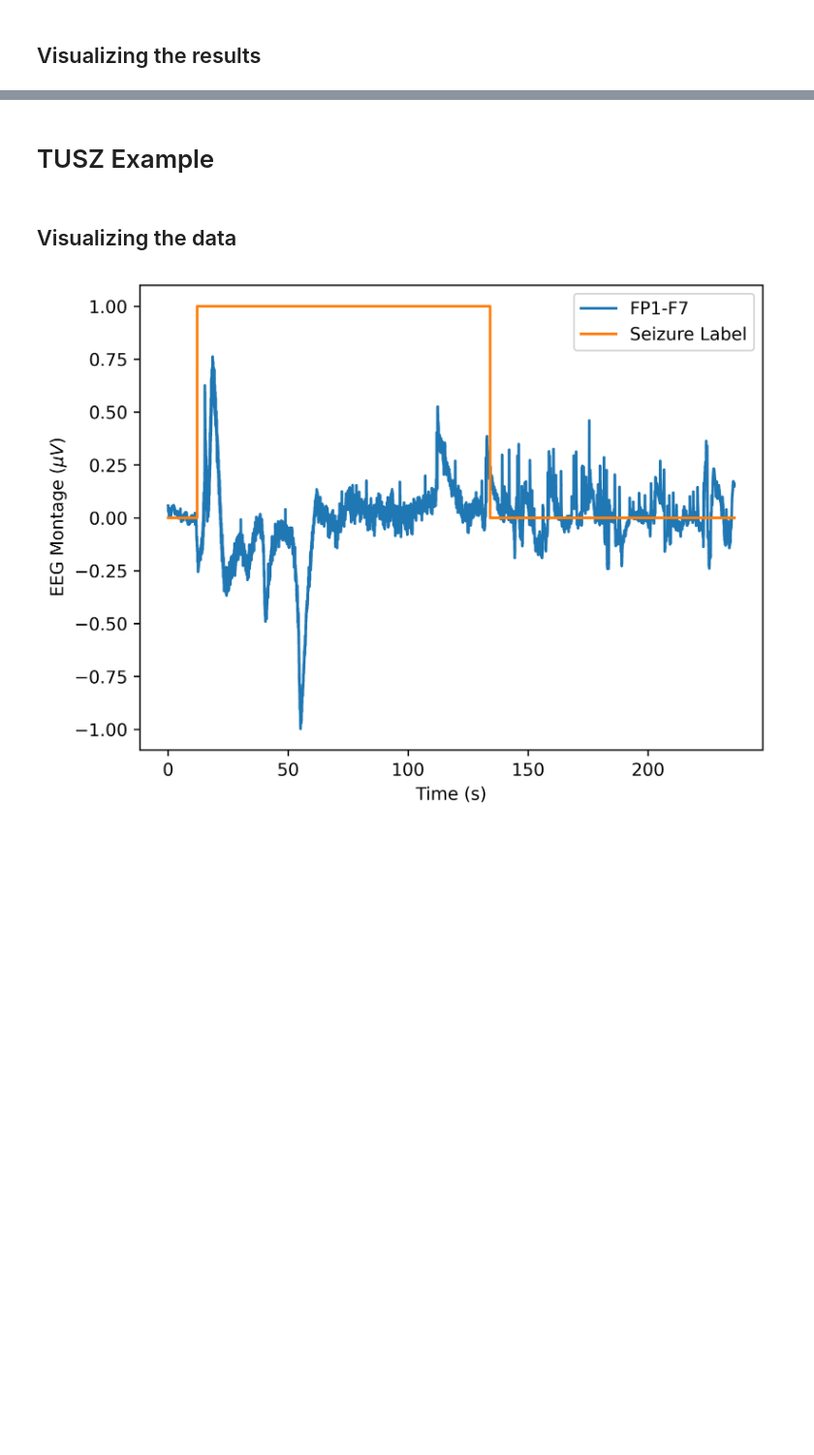
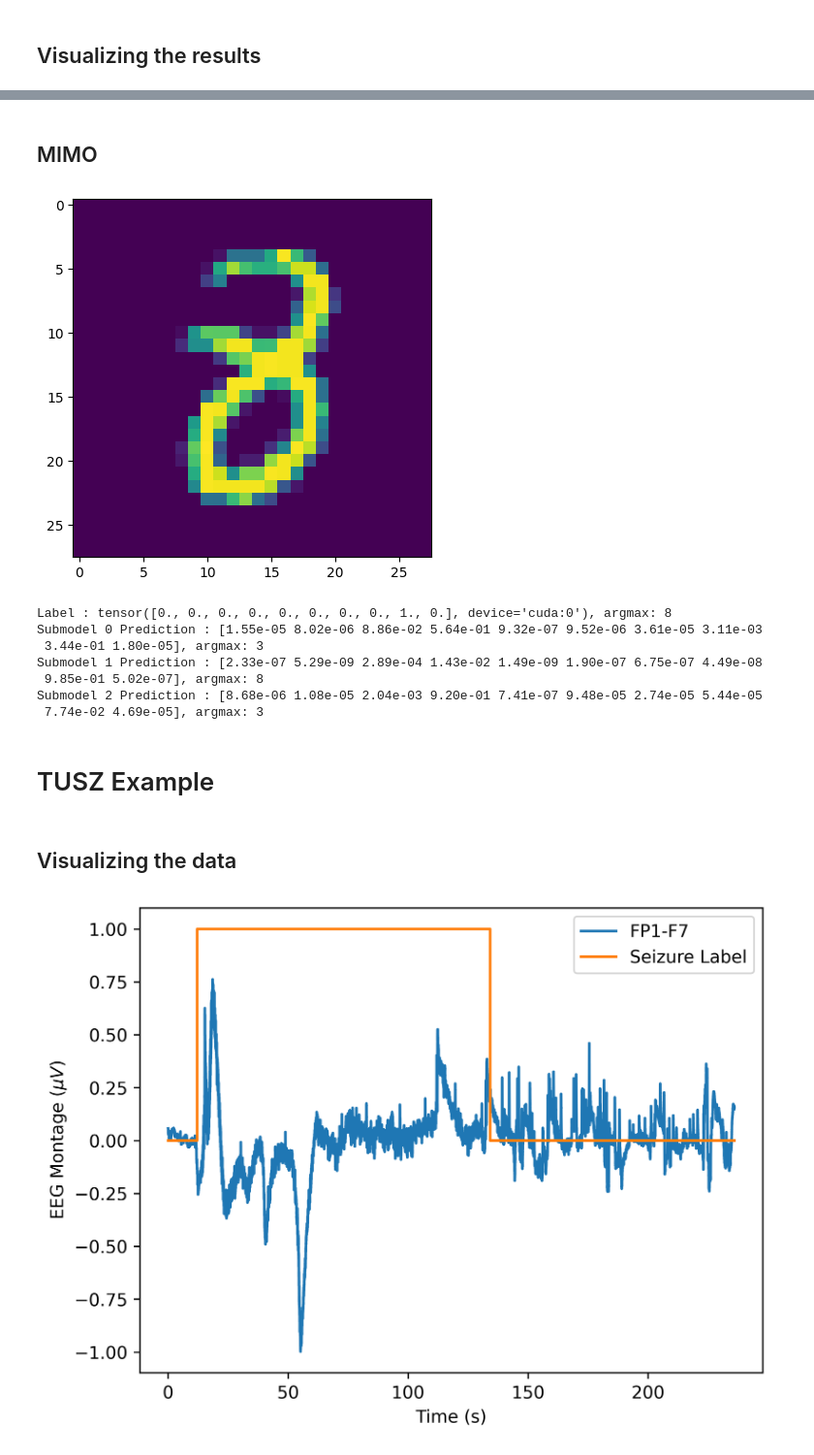
Before and after one commit to KISMED-TUDa/project-template, a Jupyter notebook: code_project_name/training_example.ipynb, the cells around one changed output, grey strips where cells are left out. Shown: that part at 97% size. Saved outputs shown, nothing was run; the diff lists cells and outputs as text; code cells hidden in the pictures; blank space fills up the shorter version.

Commit message:
Implemented and visualized the MIMO ensemble method for MNIST

```diff
--- a/code_project_name/training_example.ipynb
+++ b/code_project_name/training_example.ipynb
@@ -95,3 +145,59 @@ Prediction : [7.51e-14 6.35e-13 1.40e-13 7.25e-12 2.24e-12 1.09e-09 2.14e-11 1.8
+# %% [markdown]
+## MIMO
+# %%
+import torch
+from torchvision.models import resnet50
+from models import MIMOModel
+
+n_mimo_inputs = 3
+device = torch.device("cuda") if torch.cuda.is_available() else torch.device("cpu")
+path_to_model = r"runs\Dec09_13-10-04_DESKTOP-K6APQCL\checkpoint_00025.pt" # Example path, replace with your own
+checkpoint = torch.load(path_to_model) # Load the checkpoint
+
+model = resnet50(num_classes=10)
+model.conv1 = torch.nn.Conv2d(n_mimo_inputs, 64, kernel_size=7, stride=2, padding=3, bias=False) # There is unfortunately no external way to change the input channel size
+model.fc = torch.nn.Linear(2048, 10*n_mimo_inputs) # Expand output size as well
+model:torch.nn.Module = MIMOModel(n_inputs=n_mimo_inputs, base_model=model.to(device))
+
+model.load_state_dict(checkpoint["state_dict"]) # Load the model weights into the newly initialized model
+model = model.to(device)
+model = model.eval()
+# %%
+import matplotlib.pyplot as plt
+import numpy as np
+
+np.set_printoptions(precision=2)
+
+transform = v2.Compose([v2.PILToTensor(), v2.ToDtype(torch.float32), v2.Normalize(mean=(33.3285,), std=(78.5655,)), lambda x:x.unsqueeze(0)])
+target_transform = lambda x:F.one_hot(torch.tensor(x), num_classes=10).float().unsqueeze(0).repeat(n_mimo_inputs, 1)
+
+val_dataset = MNIST(root=r"../data/raw", train=False, download=True, transform=transform, target_transform=target_transform)
+val_loader = DataLoader(dataset=val_dataset, batch_size=1, shuffle=True, pin_memory=True)
+
+for data, labels in val_loader:
+    data:torch.Tensor = data.to(device)
+    labels:torch.Tensor = labels.to(device)
+
+    with torch.no_grad():
+        predictions = torch.softmax(model(data.to(device)), dim=-1).cpu().numpy().squeeze() # Shape : 1 x n_mimo_inputs x num_classes
+        predictions_amax = predictions.argmax(axis=-1)
+        if(np.any(predictions_amax == predictions_amax[0])):
+            break
+
+plt.imshow(data.cpu().numpy().squeeze())
+plt.show()
+print(f"Label : {labels.squeeze()[0, ...]}, argmax: {labels.squeeze()[0, ...].argmax(dim=-1)}")
+for i in range(predictions.shape[0]):
+    print(f"Submodel {i} Prediction : {predictions[i, ...].flatten()}, argmax: {predictions[i, ...].argmax(axis=-1)}")
+# %% [output]
+[figure, added]
+Label : tensor([0., 0., 0., 0., 0., 0., 0., 0., 1., 0.], device='cuda:0'), argmax: 8
+Submodel 0 Prediction : [1.55e-05 8.02e-06 8.86e-02 5.64e-01 9.32e-07 9.52e-06 3.61e-05 3.11e-03
+ 3.44e-01 1.80e-05], argmax: 3
+Submodel 1 Prediction : [2.33e-07 5.29e-09 2.89e-04 1.43e-02 1.49e-09 1.90e-07 6.75e-07 4.49e-08
+ 9.85e-01 5.02e-07], argmax: 8
+Submodel 2 Prediction : [8.68e-06 1.08e-05 2.04e-03 9.20e-01 7.41e-07 9.48e-05 2.74e-05 5.44e-05
+ 7.74e-02 4.69e-05], argmax: 3
 # %% [markdown]
 # TUSZ Example
 # %% [markdown]
```
Also changed, not shown: parts of 5 cells of this notebook, 2 other files.
